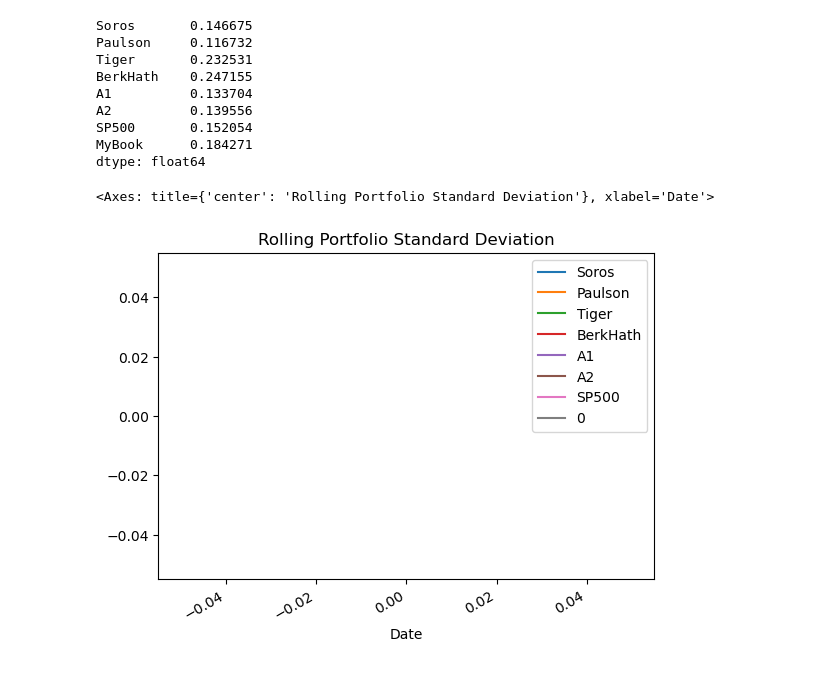
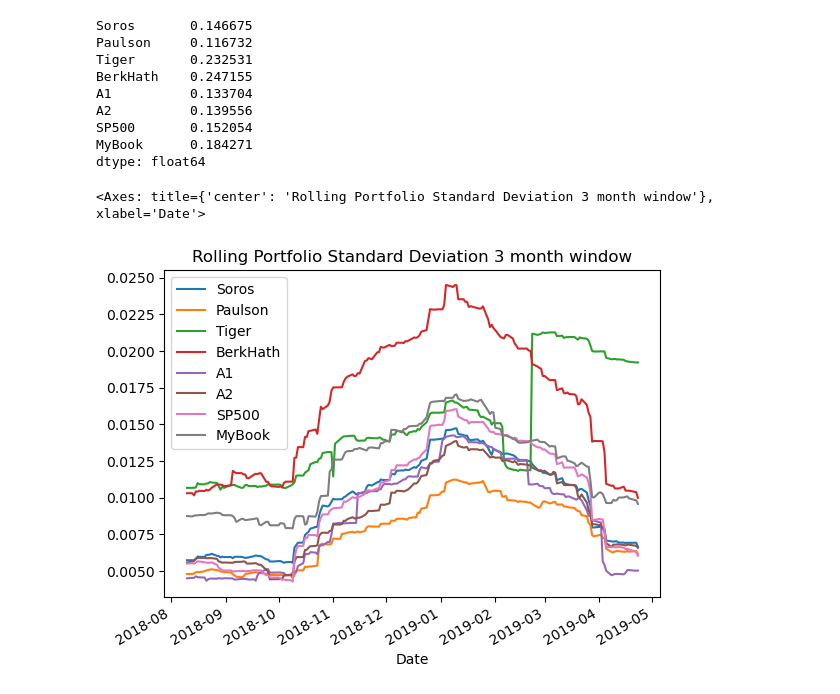
Before and after one commit to jfrazure/Whale-Analysis, a Jupyter notebook: ProjectWhaleAnalysis.ipynb, the cells around one changed output. Drawn from its saved outputs; the diff is of its cells as text; code cells hidden in the pictures.

```diff
--- a/ProjectWhaleAnalysis.ipynb
+++ b/ProjectWhaleAnalysis.ipynb
@@ -428,20 +428,20 @@ MyBook      0.184271
 dtype: float64
 # %%
 # Calculate rolling standard deviation
-rollanncomb_portfolio_std = combined_portfolio_returns.rolling(252).std()
+rollanncomb_portfolio_std = combined_portfolio_returns.rolling(63).std()
 
 rollanncomb_portfolio_std.isnull().mean() * 100
 rollanncomb_portfolio_std.isnull().sum()
 
 rollanncomb_portfolio_std = rollanncomb_portfolio_std.dropna()
 
 rollanncomb_portfolio_std.isnull().sum()
 rollanncomb_portfolio_std.head()
 
 # Plot rolling standard deviation
-rollanncomb_portfolio_std.plot(title='Rolling Portfolio Standard Deviation')
+rollanncomb_portfolio_std.plot(title='Rolling Portfolio Standard Deviation 3 month window')
 # %% [output]
-<Axes: title={'center': 'Rolling Portfolio Standard Deviation'}, xlabel='Date'>
+<Axes: title={'center': 'Rolling Portfolio Standard Deviation 3 month window'}, xlabel='Date'>
-[figure, old version]
+[figure, new version]
 # %%
 # Calculate and plot the correlation
```
Also changed, not shown: parts of 3 cells of this notebook.
